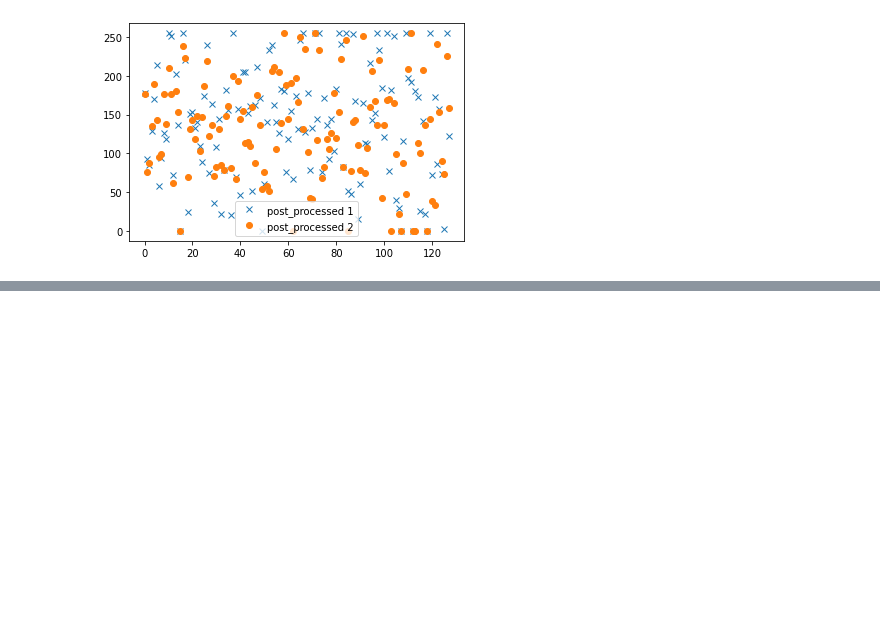
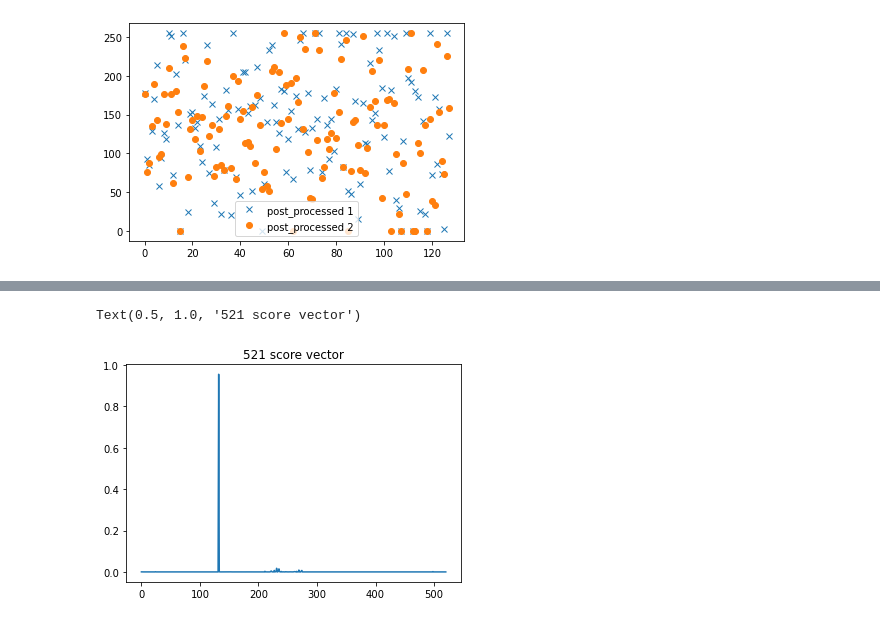
Before and after one commit to trecpodcasts/podcast-audio-feature-extraction, a Jupyter notebook: notebooks/feature-extraction-demo.ipynb, the cells around one changed output, grey strips where cells are left out. Saved outputs shown, nothing was run; the diff lists cells and outputs as text; code cells hidden in the pictures; blank space fills up the shorter version.

```diff
--- a/notebooks/feature-extraction-demo.ipynb
+++ b/notebooks/feature-extraction-demo.ipynb
@@ -125,0 +135,6 @@ plt.legend()
+# %%
+plt.plot(yamnet_scores[0])
+plt.title("521 score vector")
+# %% [output]
+Text(0.5, 1.0, '521 score vector')
+[figure, added]
```
Also changed, not shown: parts of 13 cells of this notebook, 6 other files.
